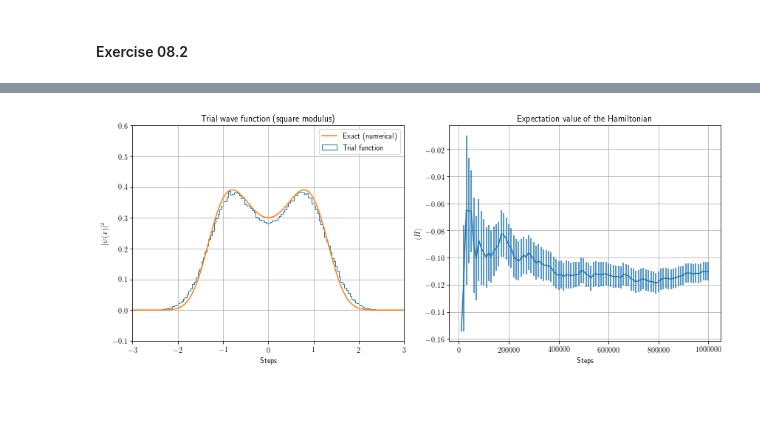
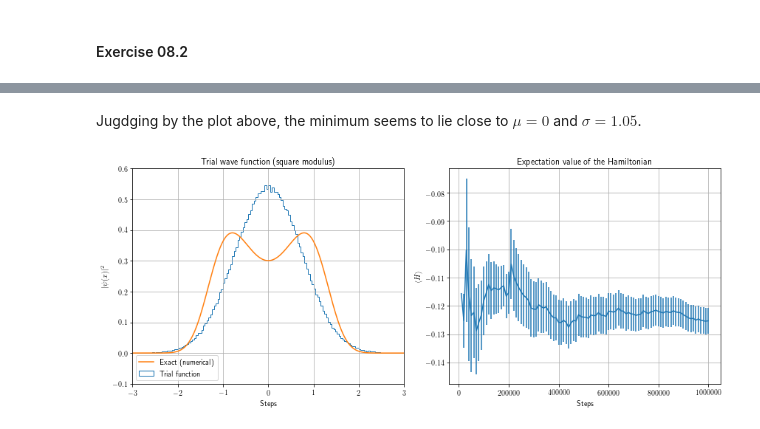
Before and after one commit to phaerrax/lab-simulazione-numerica, a Jupyter notebook: exercise08/exercise08.ipynb, the cells around one changed output, grey strips where cells are left out. Drawn from its saved outputs; the diff is of its cells as text; code cells hidden in the pictures; blank space fills up the shorter version.

```diff
--- a/exercise08/exercise08.ipynb
+++ b/exercise08/exercise08.ipynb
@@ -62,3 +70,5 @@ Apparently the minimum lies in the dark violet region in the upper left corner.
+# %% [markdown]
+Jugdging by the plot above, the minimum seems to lie close to $\mu=0$ and $\sigma=1.05$.
 # %%
 # When the minimum has been found, calculate the expectation value
 # of the Hamiltonian and visualize the wave function.
@@ -66,20 +76,24 @@ Apparently the minimum lies in the dark violet region in the upper left corner.
 fig, axes = plt.subplots(nrows = 1, ncols = 2, figsize = (12, 5))
 axes = axes.flatten()
 
-best_mu, best_sigma = 0.85, 0.675
-# These two values were NOT found by minimizing the energy in the
-# calculations above. They were chosen, after some trial and error,
-# such that the pdf of the trial wave function resembled the most
-# the numerical solution written below.
-
+# Re-run the simulation with the optimal parameters found before.
+best_mu, best_sigma = 0, 1.05
 os.chdir("/home/studenti/davide.ferracin/lab-simulazione-numerica/exercise08/exercise08-2/")
 os.system("./exercise08-2 %.3f" % (best_mu) + " " + "%.3f" % (best_sigma))
+
 # Gather the data.
 drawn_points = np.loadtxt("drawn_points.dat", unpack = True)
 steps, avg, err = np.loadtxt("energy.dat", unpack = True)
 
 # Histogram of the square modulus of the wave function.
-axes[0].hist(drawn_points, bins = 200, range = (-4, 4), density = True, histtype = "step", label = "Trial function")
+axes[0].hist(
+    drawn_points,
+    bins = 200,
+    range = (-4, 4),
+    density = True,
+    histtype = "step",
+    label = "Trial function"
+)
 axes[0].set_title("Trial wave function (square modulus)")
 axes[0].set_ylabel(r"$|\psi(x)|^2$")
 axes[0].set_xlabel("Steps")
@@ -94,34 +108,34 @@ axes[1].grid(True)
 
 # Numerical approximation of the exact probability density.
 n_points = 1000 # Number of iterations
 x = np.linspace(-4, 4, n_points)
 dx = x[1] - x[0] # Step size
 
 # Discrete "second derivative matrix operator": multiply a
 # vector by this matrix and divide by the step size to
 # obtain its discrete second derivative, calculated using
 # the central differences method
 # f'' = (f_1 - 2 f_0 + f_-1) / dx^2.
-laplacian = np.diag(np.ones(n_points-1),-1)-2*np.diag(np.ones(n_points),0)+np.diag(np.ones(n_points-1),1)
+laplacian = np.diag(np.ones(n_points - 1), -1) - 2 * np.diag(np.ones(n_points), 0) + np.diag(np.ones(n_points - 1), 1)
 
 # Potential energy
 V = [(p**2 - 2.5) * p**2 for p in x]
 # Hamiltonian matrix
 H = -laplacian / (2 * dx**2) + np.diag(V)
 
 # Compute the eigenvectors and their eigenvalues.
 E, psi = np.linalg.eigh(H)
 
 # Take the transpose, then normalize.
 psi = np.transpose(psi)
 psi = psi / np.sqrt(dx)
 
 axes[0].plot(x, (psi[0])**2, label = "Exact (numerical)")
-axes[0].set_xlim((-3,3))
-axes[0].set_ylim((-0.1,0.6))
+axes[0].set_xlim((-3, 3))
+axes[0].set_ylim((-0.1, 0.6))
 axes[0].legend()
 
 fig.tight_layout()
 plt.show()
 # %% [output]
-[figure, old version]
+[figure, new version]
```
Also changed, not shown: parts of 4 cells of this notebook, 1 other file.
